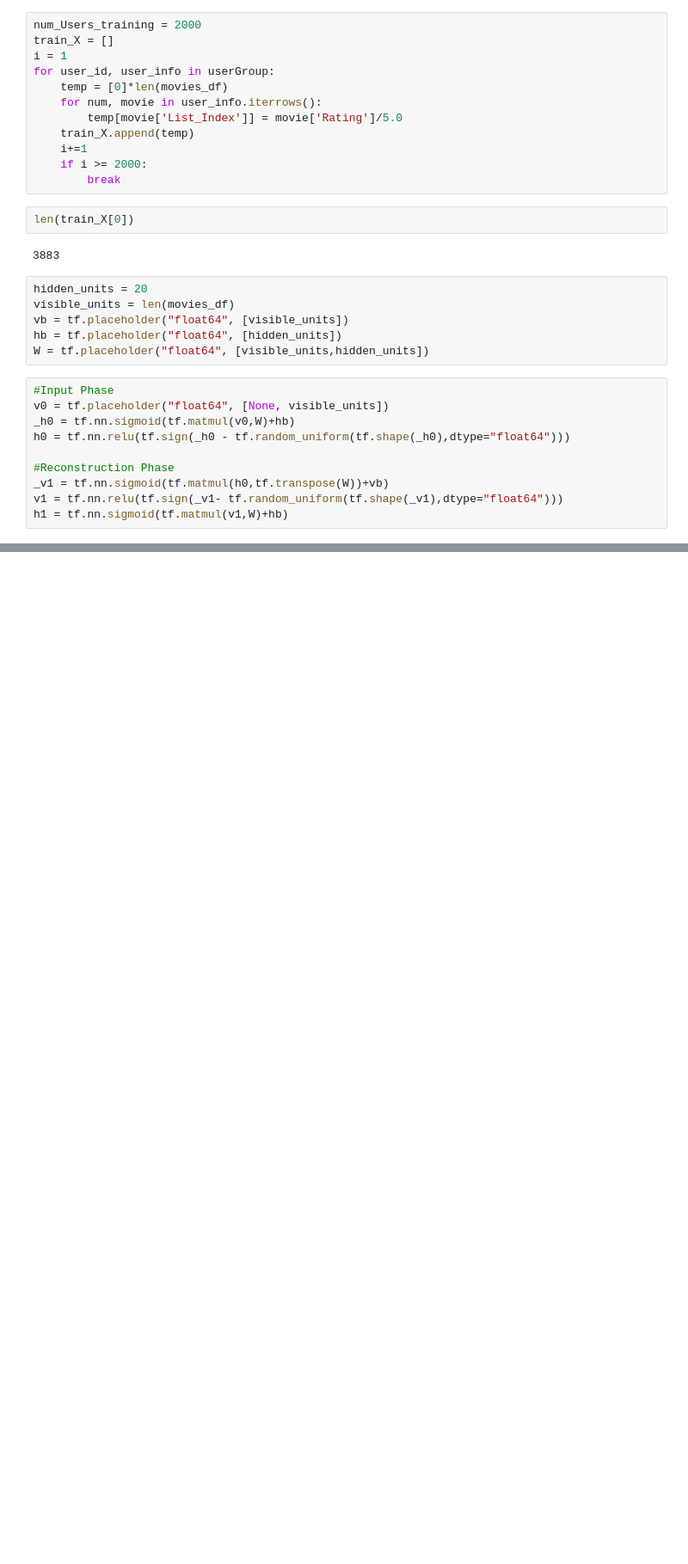
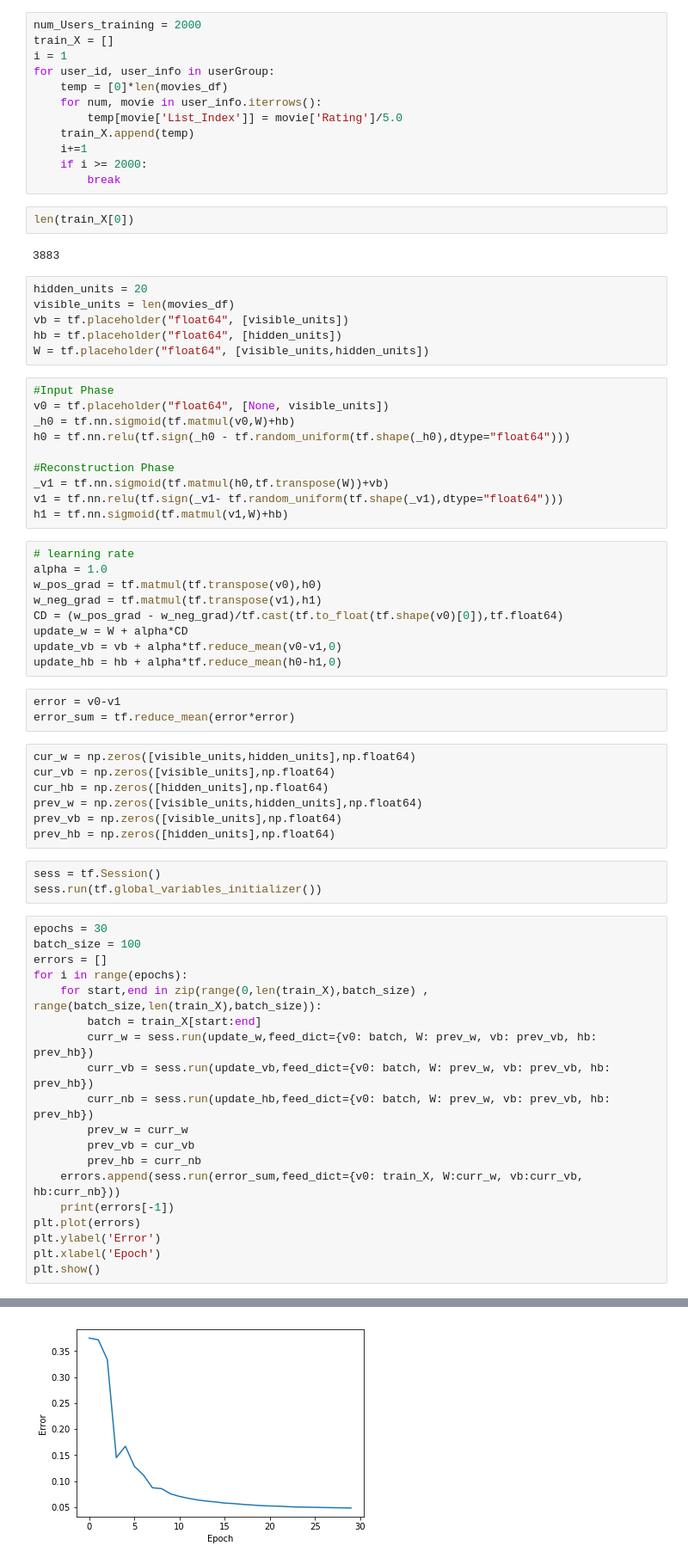
Before and after one commit to Amit1110/MovieRecommender, a Jupyter notebook: Recommender_RBN.ipynb, the cells around one changed output, grey strips where cells are left out. Shown at 86% size. Cells and saved outputs as stored; diff of their text form; blank space fills up the shorter version.

Commit message:
model trained

```diff
--- a/Recommender_RBN.ipynb
+++ b/Recommender_RBN.ipynb
@@ -132,3 +134,45 @@ h0 = tf.nn.relu(tf.sign(_h0 - tf.random_uniform(tf.shape(_h0),dtype="float64")))
 _v1 = tf.nn.sigmoid(tf.matmul(h0,tf.transpose(W))+vb)
 v1 = tf.nn.relu(tf.sign(_v1- tf.random_uniform(tf.shape(_v1),dtype="float64")))
 h1 = tf.nn.sigmoid(tf.matmul(v1,W)+hb)
+# %%
+# learning rate
+alpha = 1.0
+w_pos_grad = tf.matmul(tf.transpose(v0),h0)
+w_neg_grad = tf.matmul(tf.transpose(v1),h1)
+CD = (w_pos_grad - w_neg_grad)/tf.cast(tf.to_float(tf.shape(v0)[0]),tf.float64)
+update_w = W + alpha*CD
+update_vb = vb + alpha*tf.reduce_mean(v0-v1,0)
+update_hb = hb + alpha*tf.reduce_mean(h0-h1,0)
+# %%
+error = v0-v1
+error_sum = tf.reduce_mean(error*error)
+# %%
+cur_w = np.zeros([visible_units,hidden_units],np.float64)
+cur_vb = np.zeros([visible_units],np.float64)
+cur_hb = np.zeros([hidden_units],np.float64)
+prev_w = np.zeros([visible_units,hidden_units],np.float64)
+prev_vb = np.zeros([visible_units],np.float64)
+prev_hb = np.zeros([hidden_units],np.float64)
+# %%
+sess = tf.Session()
+sess.run(tf.global_variables_initializer())
+# %%
+epochs = 30
+batch_size = 100
+errors = []
+for i in range(epochs):
+    for start,end in zip(range(0,len(train_X),batch_size) , range(batch_size,len(train_X),batch_size)):
+        batch = train_X[start:end]
+        curr_w = sess.run(update_w,feed_dict={v0: batch, W: prev_w, vb: prev_vb, hb: prev_hb})
+        curr_vb = sess.run(update_vb,feed_dict={v0: batch, W: prev_w, vb: prev_vb, hb: prev_hb})
+        curr_nb = sess.run(update_hb,feed_dict={v0: batch, W: prev_w, vb: prev_vb, hb: prev_hb})
+        prev_w = curr_w
+        prev_vb = cur_vb
+        prev_hb = curr_nb
+    errors.append(sess.run(error_sum,feed_dict={v0: train_X, W:curr_w, vb:curr_vb, hb:curr_nb}))
+    print(errors[-1])
+plt.plot(errors)
+plt.ylabel('Error')
+plt.xlabel('Epoch')
+plt.show()
+# %% [output]
@@ -134,0 +196 @@ h1 = tf.nn.sigmoid(tf.matmul(v1,W)+hb)
+[figure, added]
```
Also changed, not shown: parts of 10 cells of this notebook.
